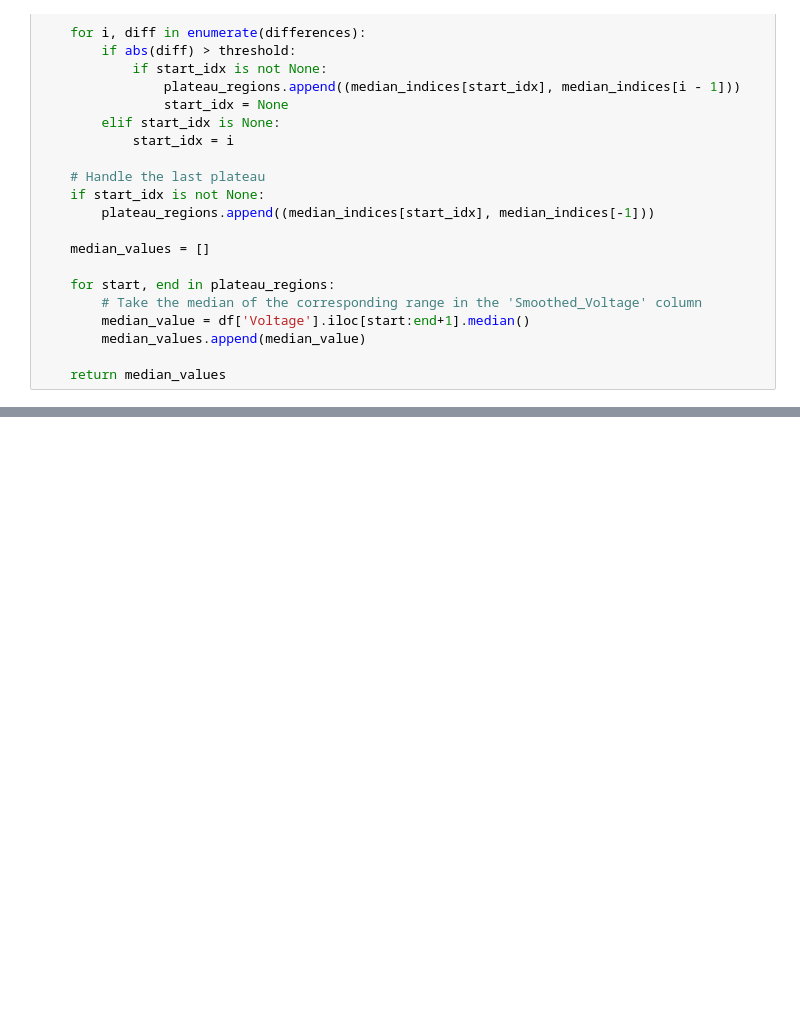
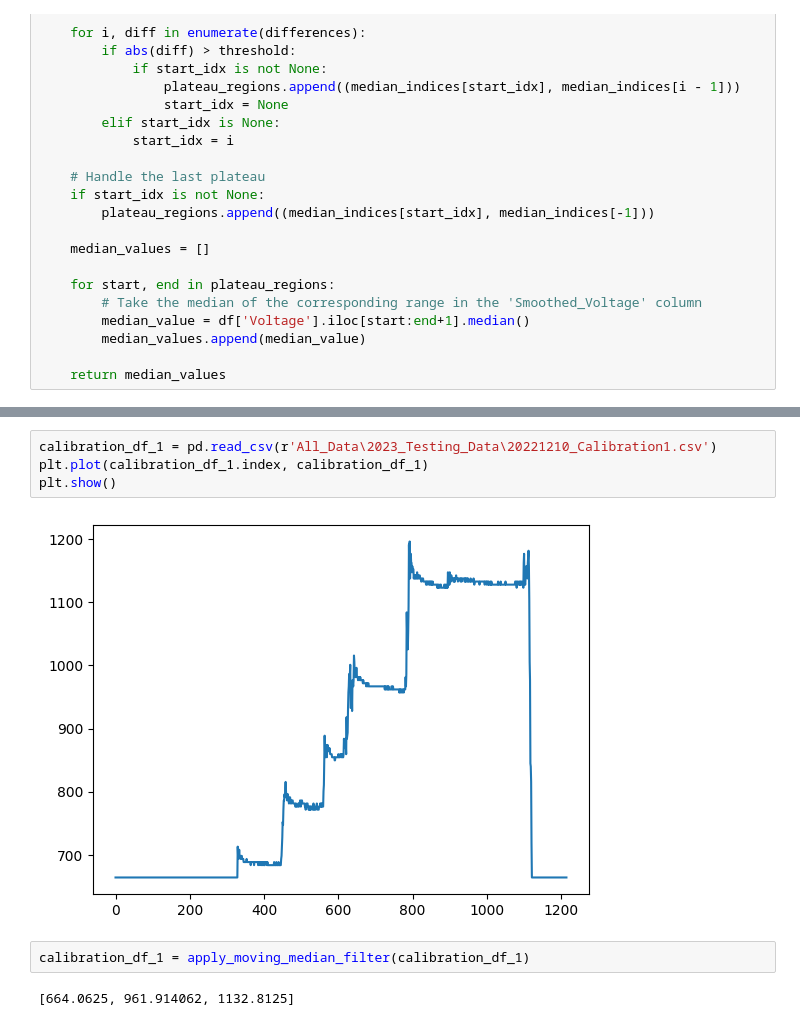
Before and after one commit to AnakinDV1738/SEDS-Propulsion-Thing, a Jupyter notebook: parthsWorkspace.ipynb, the cells around one changed output, grey strips where cells are left out. Saved outputs shown, nothing was run; the diff lists cells and outputs as text; blank space fills up the shorter version.

Commit message:
testing
the algorithm struggles when there isnt exactly a proper step function

```diff
--- a/parthsWorkspace.ipynb
+++ b/parthsWorkspace.ipynb
@@ -102,0 +108,10 @@ get_voltages_from_calibration_data(calibration_df)
+# %%
+calibration_df_1 = pd.read_csv(r'All_Data\2023_Testing_Data\20221210_Calibration1.csv')
+plt.plot(calibration_df_1.index, calibration_df_1)
+plt.show()
+# %% [output]
+[figure, added]
+# %%
+calibration_df_1 = apply_moving_median_filter(calibration_df_1)
+# %% [output]
+[664.0625, 961.914062, 1132.8125]
```
Also changed, not shown: parts of 5 cells of this notebook.
